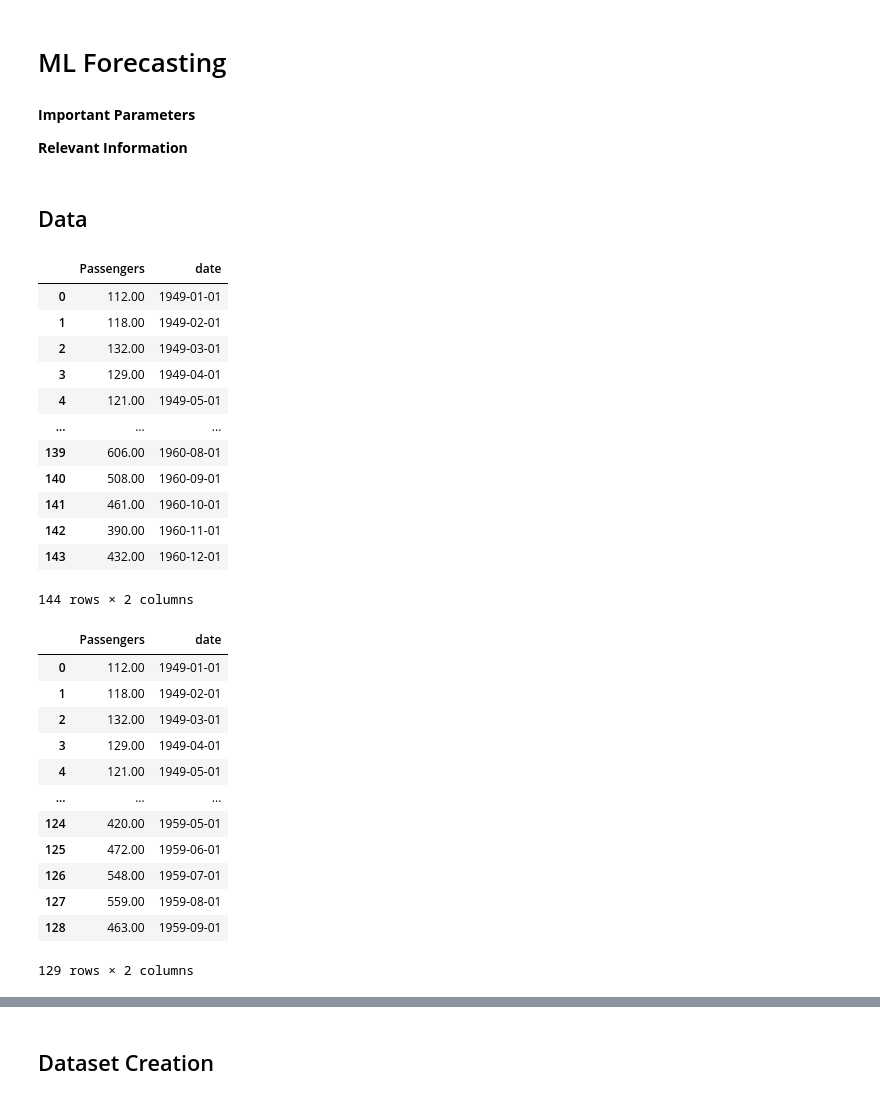
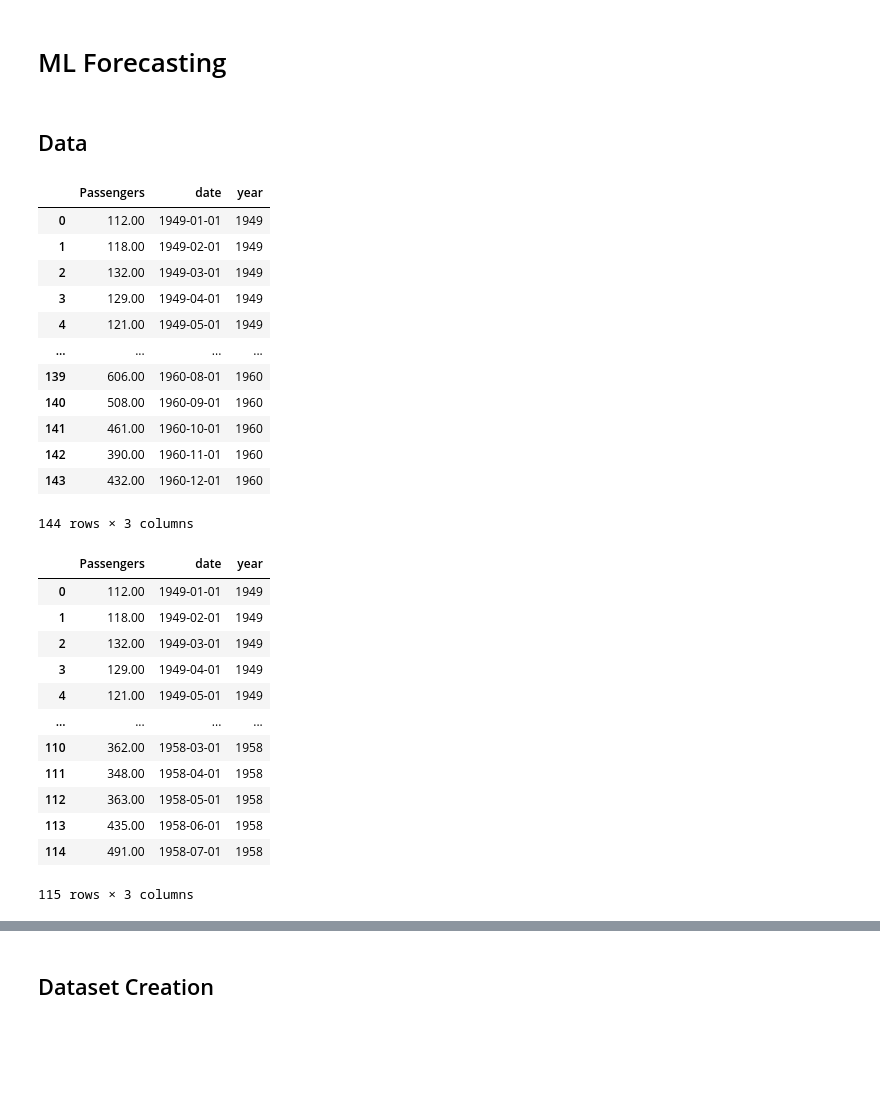
Before and after one commit to Bruno-Moreno/ML---Study, a Jupyter notebook: notebooks/TS/ml_forecasting.ipynb, the cells around one changed output, grey strips where cells are left out. Saved outputs shown, nothing was run; the diff lists cells and outputs as text; code cells hidden in the pictures; blank space fills up the shorter version.

```diff
--- a/notebooks/TS/ml_forecasting.ipynb
+++ b/notebooks/TS/ml_forecasting.ipynb
@@ -1,7 +1,3 @@
 # %% [markdown]
 # ML Forecasting
-# %% [markdown]
-**Important Parameters**
-
-**Relevant Information**
 # %%
@@ -19,55 +23,56 @@ from sklearn.metrics import mean_squared_error
 # %%
 def read_dataset():
 
     url = 'https://raw.githubusercontent.com/jbrownlee/Datasets/master/airline-passengers.csv'
     df = pd.read_csv(url)
     df["date"] = pd.to_datetime(df["Month"], format = "%Y-%m")
+    df["year"] = df["date"].dt.year
     df.drop(columns=["Month"], inplace = True)
     df.sort_values(by = ["date"], ascending=True, inplace = True)
     df.reset_index(drop = True, inplace = True)
     df["Passengers"] = df["Passengers"].astype(float)
 
     return df
 
 df = read_dataset()
 df
 # %% [output]
-|  | Passengers | date |
-| 0 | 112.00 | 1949-01-01 |
-| 1 | 118.00 | 1949-02-01 |
-| 2 | 132.00 | 1949-03-01 |
-| 3 | 129.00 | 1949-04-01 |
-| 4 | 121.00 | 1949-05-01 |
-| ... | ... | ... |
-| 139 | 606.00 | 1960-08-01 |
-| 140 | 508.00 | 1960-09-01 |
-| 141 | 461.00 | 1960-10-01 |
-| 142 | 390.00 | 1960-11-01 |
-| 143 | 432.00 | 1960-12-01 |
+|  | Passengers | date | year |
+| 0 | 112.00 | 1949-01-01 | 1949 |
+| 1 | 118.00 | 1949-02-01 | 1949 |
+| 2 | 132.00 | 1949-03-01 | 1949 |
+| 3 | 129.00 | 1949-04-01 | 1949 |
+| 4 | 121.00 | 1949-05-01 | 1949 |
+| ... | ... | ... | ... |
+| 139 | 606.00 | 1960-08-01 | 1960 |
+| 140 | 508.00 | 1960-09-01 | 1960 |
+| 141 | 461.00 | 1960-10-01 | 1960 |
+| 142 | 390.00 | 1960-11-01 | 1960 |
+| 143 | 432.00 | 1960-12-01 | 1960 |
-144 rows × 2 columns
+144 rows × 3 columns
 # %%
 ts_variable = "Passengers"
 date_variable = "date"
 # %%
 # Lest Create the Train and Test Data
-train_size = int(len(df[date_variable])*0.9)
+train_size = int(len(df[date_variable])*0.8)
 train = df[:train_size].copy()
 test = df[train_size:].copy()
 train
 # %% [output]
-|  | Passengers | date |
-| 0 | 112.00 | 1949-01-01 |
-| 1 | 118.00 | 1949-02-01 |
-| 2 | 132.00 | 1949-03-01 |
-| 3 | 129.00 | 1949-04-01 |
-| 4 | 121.00 | 1949-05-01 |
-| ... | ... | ... |
-| 124 | 420.00 | 1959-05-01 |
-| 125 | 472.00 | 1959-06-01 |
-| 126 | 548.00 | 1959-07-01 |
-| 127 | 559.00 | 1959-08-01 |
-| 128 | 463.00 | 1959-09-01 |
+|  | Passengers | date | year |
+| 0 | 112.00 | 1949-01-01 | 1949 |
+| 1 | 118.00 | 1949-02-01 | 1949 |
+| 2 | 132.00 | 1949-03-01 | 1949 |
+| 3 | 129.00 | 1949-04-01 | 1949 |
+| 4 | 121.00 | 1949-05-01 | 1949 |
+| ... | ... | ... | ... |
+| 110 | 362.00 | 1958-03-01 | 1958 |
+| 111 | 348.00 | 1958-04-01 | 1958 |
+| 112 | 363.00 | 1958-05-01 | 1958 |
+| 113 | 435.00 | 1958-06-01 | 1958 |
+| 114 | 491.00 | 1958-07-01 | 1958 |
-129 rows × 2 columns
+115 rows × 3 columns
 # %%
 plt.figure(figsize=(12,3))
 plt.plot(train[date_variable], train[ts_variable], label = f'Train')
```
Also changed, not shown: parts of 17 cells of this notebook, 1 other file.
